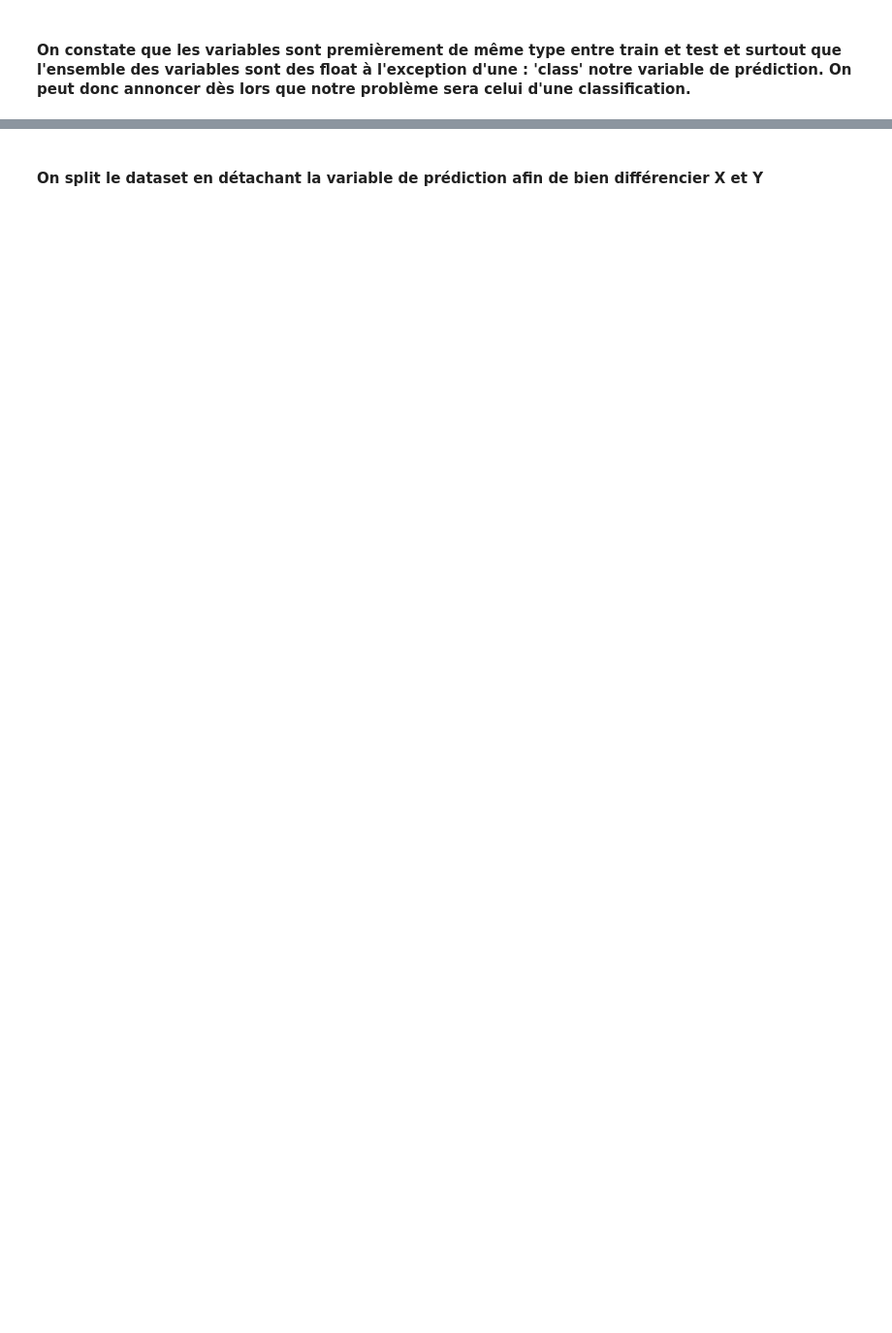
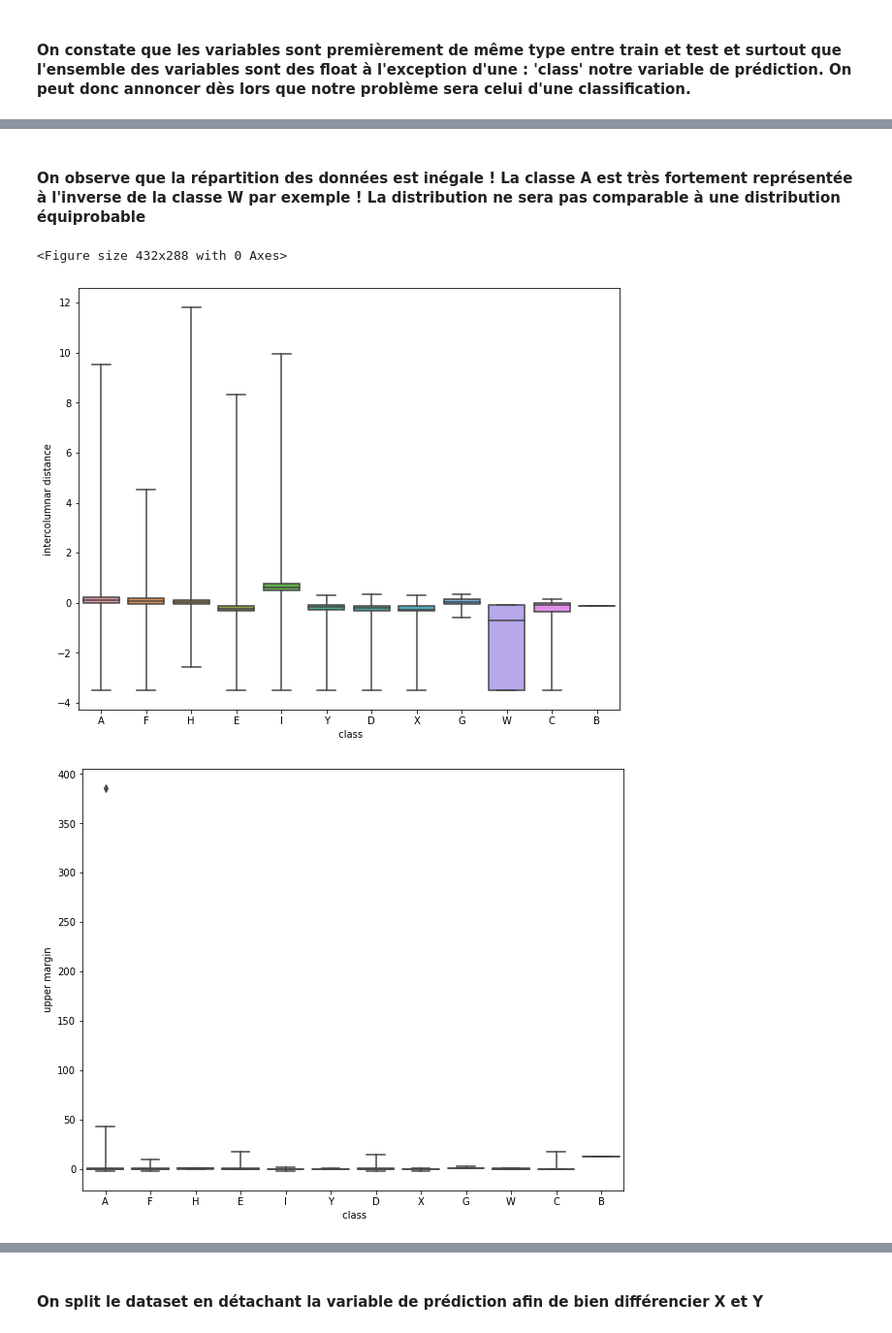
Before and after one commit to QuentinGABOT/Projet-Python, a Jupyter notebook: Projet Python.ipynb, the cells around one changed output, grey strips where cells are left out. Shown at 97% size. Cells and saved outputs as stored; diff of their text form; code cells hidden in the pictures; blank space fills up the shorter version.

```diff
--- a/Projet Python.ipynb
+++ b/Projet Python.ipynb
@@ -87,0 +110,14 @@ database.dtypes, database_test.dtypes
+# %% [markdown]
+#### On observe que la répartition des données est inégale ! La classe A est très fortement représentée à l'inverse de la classe W par exemple ! La distribution ne sera pas comparable à une distribution équiprobable
+# %%
+list_var = database.columns[:-1]
+fig = plt.figure()
+
+for i in list_var:
+    fig, ax = plt.subplots(figsize=(10,8))
+    ax = sns.boxplot(x=' class',y=i,data=database,whis=150)
+plt.show()
+# %% [output]
+<Figure size 432x288 with 0 Axes>
+[figure, added]
+[figure, added]
```
Also changed, not shown: parts of 140 cells of this notebook.
